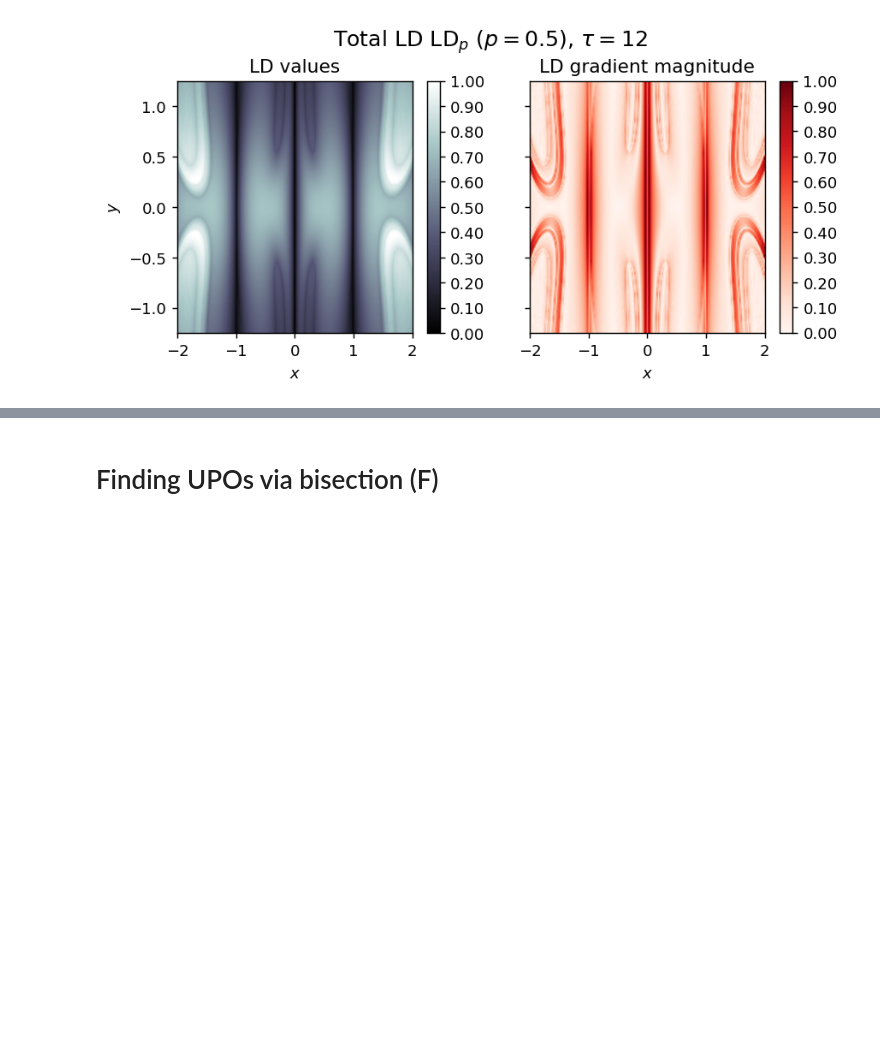
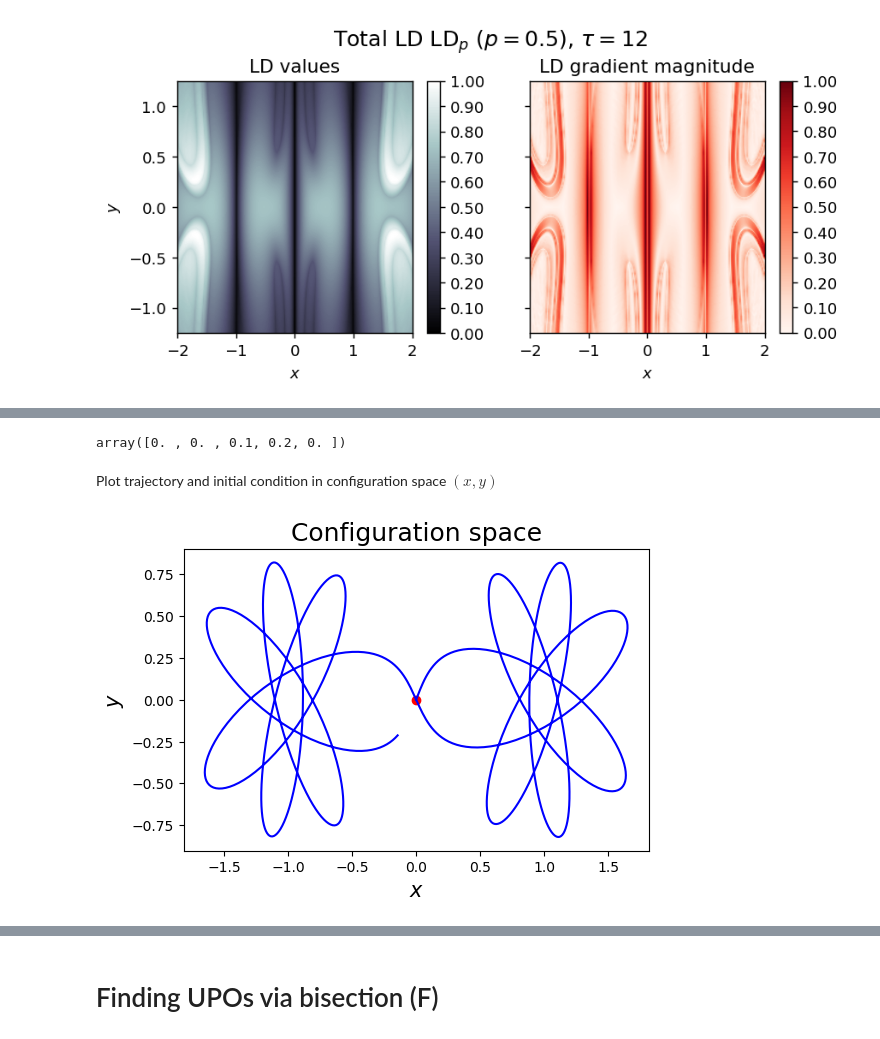
Before and after one commit to broncio123/cirque_project_champs, a Jupyter notebook: notebooks/scratch_notes.ipynb, the cells around one changed output, grey strips where cells are left out. Saved outputs shown, nothing was run; the diff lists cells and outputs as text; code cells hidden in the pictures; blank space fills up the shorter version.

Commit message:
Added python code to draw phase-space trajectories form single IC

```diff
--- a/notebooks/scratch_notes.ipynb
+++ b/notebooks/scratch_notes.ipynb
@@ -653,0 +656,11 @@ LD_values = solution.y[N_dim::N_dim+1] #values corresponding to LD
+# %%
+phase_space_axes = np.array([ x0, y0 , px_0 , py_0 ]).reshape(N_dims,-1)
+# Determine py_0
+py_0 = energy_conservation_condition(phase_space_axes, H0, potential_energy, momentum_sign)
+py_0 = py_0[0]
+# %%
+IC = np.transpose([x0, y0, px_0, py_0, 0])
+IC = IC.flatten()
+IC
+# %% [output]
+array([0. , 0. , 0.1, 0.2, 0. ])
@@ -653,0 +670,25 @@ LD_values = solution.y[N_dim::N_dim+1] #values corresponding to LD
+# %%
+tau_max = 61 #62 #67 #65 # 75 #80 #90 #100 # 110
+
+dt = 0.1
+time_span = (0,tau_max)
+time_store = np.arange(0,tau_max,dt)
+# %%
+solution = solve_ivp(f, time_span, IC, t_eval=time_store, rtol=1.0e-4)
+trajectory_positions = solution.y[:int(N_dims/2)]
+trajectory_momenta = solution.y[int(N_dims/2):N_dims]
+# %% [markdown]
+Plot trajectory and initial condition in configuration space $(x, y)$
+# %%
+fig = plt.figure(dpi=100)
+
+plt.plot(*trajectory_positions,'-',color='blue')
+plt.scatter(0,0,c='r')
+
+plt.xlabel("$x$", fontsize=15)
+plt.ylabel("$y$", fontsize=15)
+plt.title("Configuration space", fontsize=18)
+
+plt.show()
+# %% [output]
+[figure, added]
```
Also changed, not shown: parts of 32 cells of this notebook.
